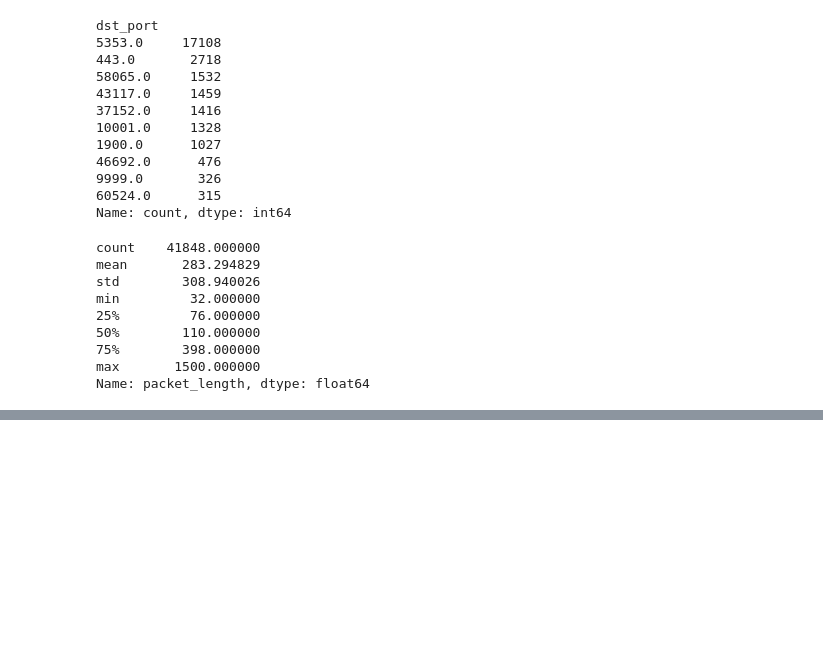
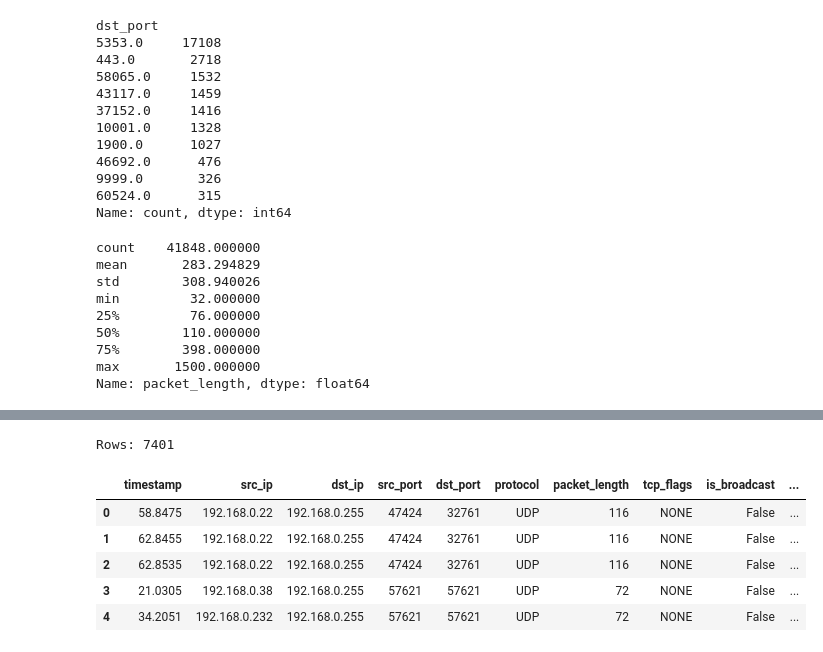
Before and after one commit to Cam123123123/Public, a Jupyter notebook: PersonalProjects/Pcap/notebooks/01_data_validation.ipynb, the cells around one changed output, grey strips where cells are left out. Saved outputs shown, nothing was run; the diff lists cells and outputs as text; code cells hidden in the pictures; blank space fills up the shorter version.

```diff
--- a/PersonalProjects/Pcap/notebooks/01_data_validation.ipynb
+++ b/PersonalProjects/Pcap/notebooks/01_data_validation.ipynb
@@ -96,0 +149,14 @@ plt.show()
+# %%
+## post clean_packets script
+df_clean = pd.read_csv("../data/interim/packets_clean.csv")
+
+print("Rows:", len(df_clean))
+df_clean.head()
+# %% [output]
+Rows: 7401
+|  | timestamp | src_ip | dst_ip | src_port | dst_port | protocol | packet_length | tcp_flags | is_broadcast | ... |
+| 0 | 58.8475 | 192.168.0.22 | 192.168.0.255 | 47424 | 32761 | UDP | 116 | NONE | False | ... |
+| 1 | 62.8455 | 192.168.0.22 | 192.168.0.255 | 47424 | 32761 | UDP | 116 | NONE | False | ... |
+| 2 | 62.8535 | 192.168.0.22 | 192.168.0.255 | 47424 | 32761 | UDP | 116 | NONE | False | ... |
+| 3 | 21.0305 | 192.168.0.38 | 192.168.0.255 | 57621 | 57621 | UDP | 72 | NONE | False | ... |
+| 4 | 34.2051 | 192.168.0.232 | 192.168.0.255 | 57621 | 57621 | UDP | 72 | NONE | False | ... |
```
Also changed, not shown: parts of 13 cells of this notebook, 2 other files.
